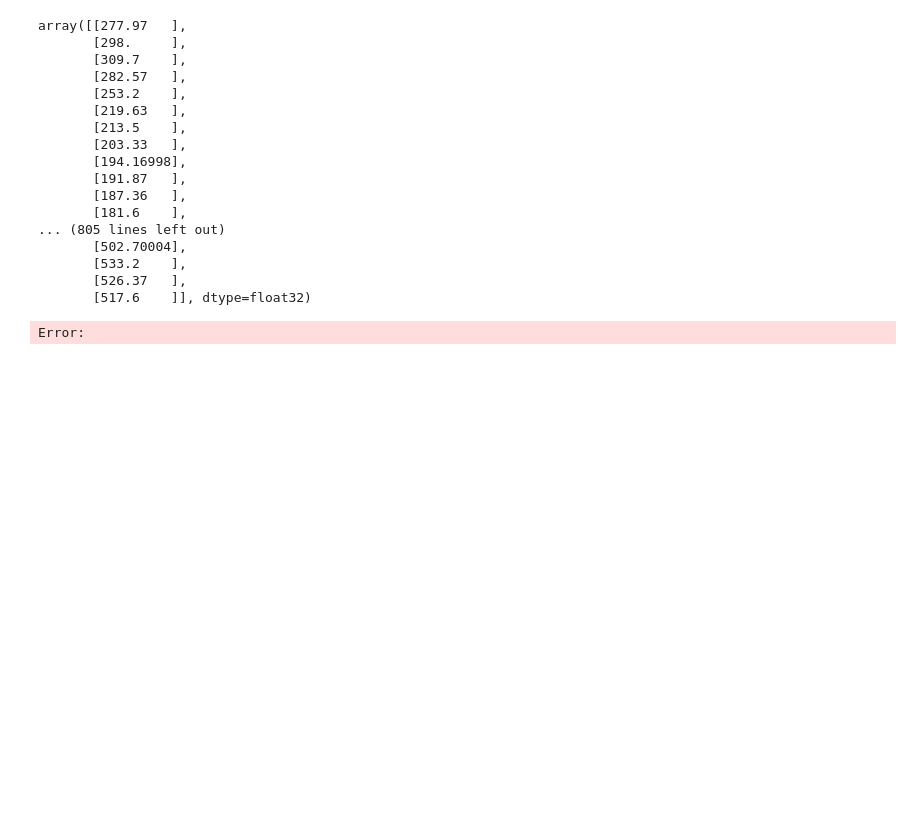
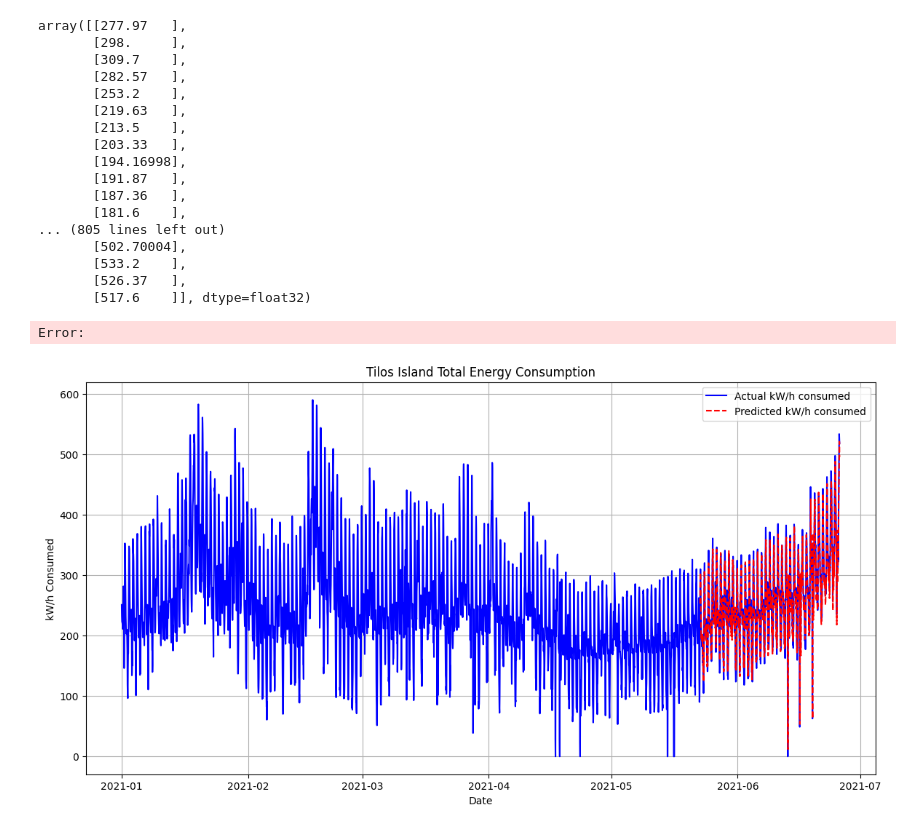
Before and after one commit to Esarant/tilos-fc, a Jupyter notebook: tilos_lstm.ipynb, the cells around one changed output. Drawn from its saved outputs; the diff is of its cells as text; code cells hidden in the pictures; blank space fills up the shorter version.

```diff
--- a/tilos_fc.ipynb
+++ b/tilos_lstm.ipynb
@@ -173,3 +173,16 @@ array([[277.97   ],
        [526.37   ],
        [517.6    ]], dtype=float32)
 Error:
+# %%
+plt.figure(figsize=(14, 7))
+plt.plot(df['DHH'], df['kW/h'], label='Actual kW/h consumed', color='blue')
+plt.plot(df['DHH'][-len(predicted_values_unscaled):], predicted_values_unscaled, label='Predicted kW/h consumed', color='red', linestyle='dashed')
+
+plt.xlabel('Date')
+plt.ylabel('kW/h Consumed')
+plt.title('Tilos Island Total Energy Consumption')
+plt.legend()
+plt.grid(True)
+plt.show()
+# %% [output]
+[figure, added]
```
Also changed, not shown: parts of 2 cells of this notebook, 8 other files.
